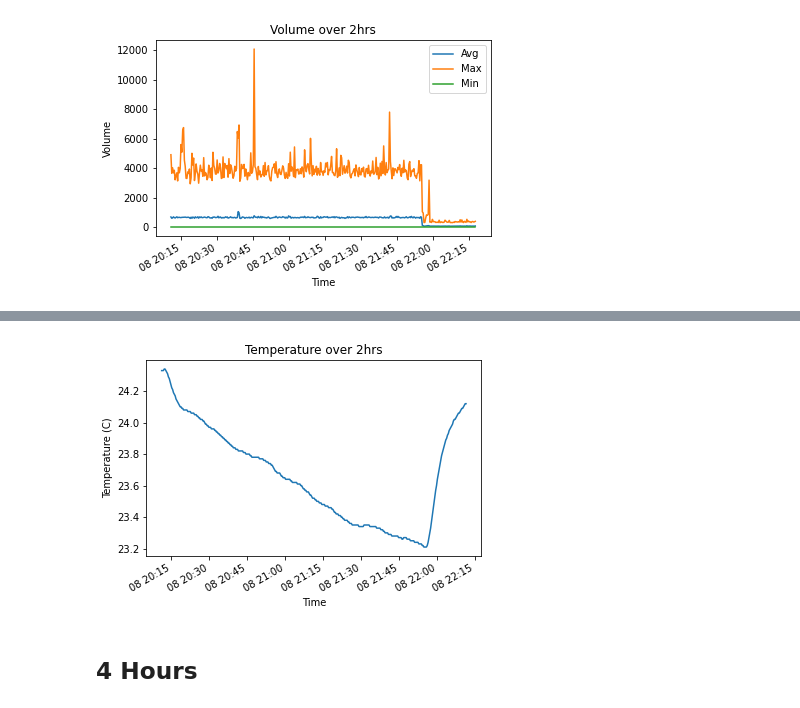
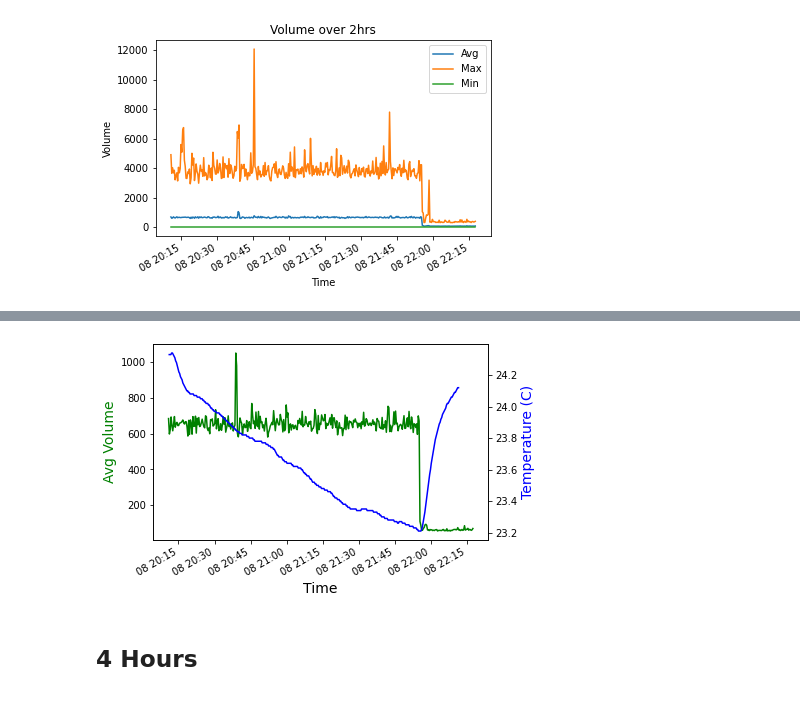
Before and after one commit to ddiLab/SageEdu, a Jupyter notebook: projects/AC Plots.ipynb, the cells around one changed output, grey strips where cells are left out. Saved outputs shown, nothing was run; the diff lists cells and outputs as text; code cells hidden in the pictures.

Commit message:
Volume and Temp on Same Plot

```diff
--- a/projects/AC Plots.ipynb
+++ b/projects/AC Plots.ipynb
@@ -35,10 +27,15 @@ plt.gcf().autofmt_xdate()
-# %%
-plt.plot(vToDate(temp2[1:, 0]), temp2[1:,1], label='Avg')
-plt.xlabel('Time')
-plt.ylabel('Temperature (C)')
-plt.title("Temperature over 2hrs")
-plt.gcf().autofmt_xdate()
-# %% [output]
-[figure, removed]
+# %%
+fig,ax = plt.subplots()
+ax.plot(vToDate(audio2[1:, 0]), audio2[1:,1], color="green", label='Avg')
+ax.set_xlabel("Time",fontsize=14)
+ax.set_ylabel("Avg Volume",color="green",fontsize=14)
+
+ax2=ax.twinx()
+ax2.plot(vToDate(temp2[1:, 0]), temp2[1:,1], color="blue")
+ax2.set_ylabel("Temperature (C)",color="blue",fontsize=14)
+plt.gcf().autofmt_xdate()
+plt.show()
+# %% [output]
+[figure, added]
 # %% [markdown]
 ## 4 Hours
```
Also changed, not shown: parts of 4 cells of this notebook.
